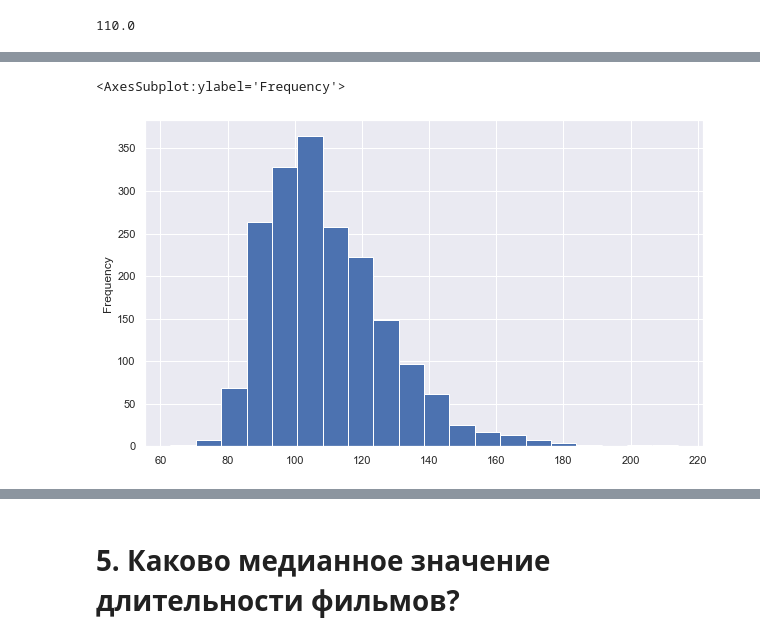
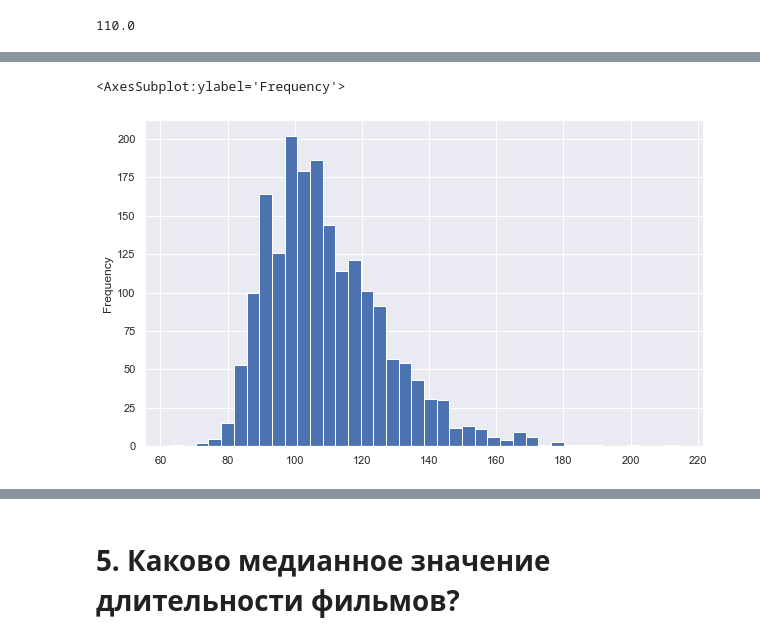
Before and after one commit to artkel/module_1, a Jupyter notebook: Movies_IMBD_v4.1_TEMPLATE.ipynb, the cells around one changed output, grey strips where cells are left out. Cells and saved outputs as stored; diff of their text form; code cells hidden in the pictures.

Commit message:
pre-release version (almost done)

```diff
--- a/Movies_IMBD_v4.1_TEMPLATE.ipynb
+++ b/Movies_IMBD_v4.1_TEMPLATE.ipynb
@@ -120,0 +115,2 @@ data_new = data.drop(columns=["imdb_id", "tagline"])
+# %%
+data_new["release_month"] = data_new["release_date"].dt.month
@@ -120,0 +119,21 @@ data_new = data.drop(columns=["imdb_id", "tagline"])
+# %%
+def weekday(wd):
+    if wd == 0:
+        return "Mon"
+    elif wd == 1:
+        return "Tue"
+    elif wd == 2:
+        return "Wed"
+    elif wd == 3:
+        return "Thu"
+    elif wd == 4:
+        return "Fri"
+    elif wd == 5:
+        return "Sat"
+    return "Sun"
+
+data_new["release_weekday_n"] = data_new.release_date.dt.weekday
+
+data_new["release_weekday"] = data_new.release_weekday_n.apply(weekday)
+
+data_new = data_new.drop("release_weekday_n", axis=1)
@@ -121,4 +142,4 @@ data_new = data.drop(columns=["imdb_id", "tagline"])
 # %%
-print(data_new.shape)
+data_new["profit"] = data_new["revenue"] - data["budget"]
 data_new.columns
 # %% [output]
@@ -131,6 +152,6 @@ Index(['budget', 'revenue', 'original_title', 'cast', 'director', 'overview',
 ### Упорядочим колонки
 # %%
 cols = data_new.columns.tolist()
-cols = [cols[2]] + cols[:2] + [cols[-1]] + cols[3:-5] + [cols[-4]] + [cols[-5]] + cols[11:13]
+cols = [cols[2]] + cols[:2] + [cols[-1]] + [cols[-5]] + cols[3:-5] + cols[-4:-1]
 print(cols)
 # %% [output]
@@ -290,6 +313,5 @@ print(data_new.runtime.mean().round())
 # %%
-# График распределения продолжительности картин
-data_new["runtime"].plot(kind="hist", bins=20, grid=True)
+data_new["runtime"].plot(kind="hist", bins=40, grid=True)
 # %% [output]
 <AxesSubplot:ylabel='Frequency'>
-[figure, old version]
+[figure, new version]
```
Also changed, not shown: parts of 41 cells of this notebook.
